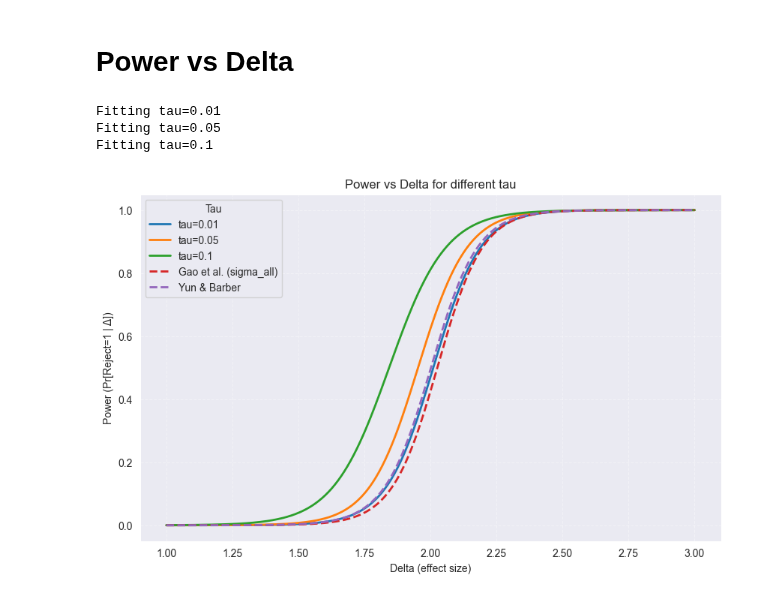
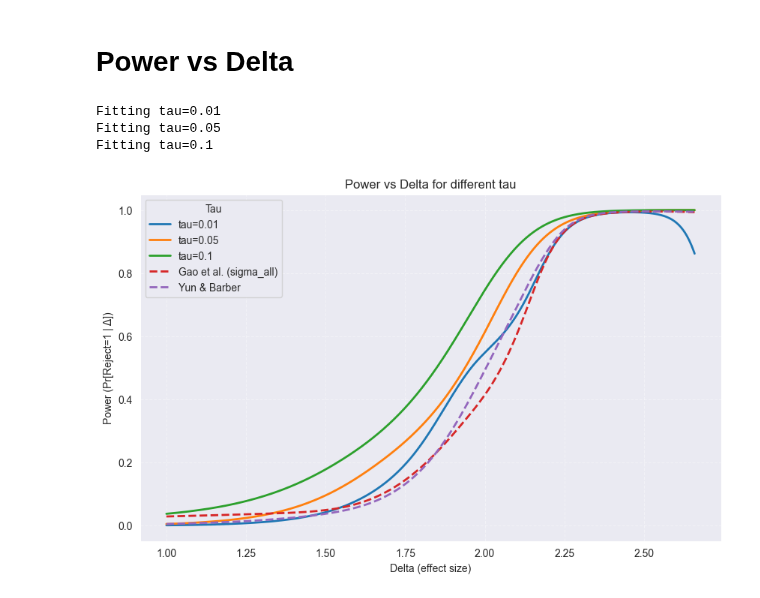
Before and after one commit to judywu4800/SI_HierarchicalClustering, a Jupyter notebook: plots.ipynb, the cells around one changed output. Drawn from its saved outputs; the diff is of its cells as text; code cells hidden in the pictures.

Commit message:
added code_choose tau test, adjustment grid(in progress)

```diff
--- a/plots.ipynb
+++ b/plots.ipynb
@@ -230,6 +230,7 @@ dfgc = pd.read_csv("/Users/judydw/Downloads/rejection_and_effect_gao_clustered.c
 dfb = pd.read_csv("/Users/judydw/Downloads/rejection_and_effect_barber.csv")
 dfr = pd.read_csv("/Users/judydw/Downloads/reject_es.csv")
 # %%
+x_max = dfr.loc[dfr["tau"] == 0.01, "effect_size"].max()
 plt.figure(figsize=(10, 6))
 
 for tau, g in dfr.groupby("tau"):
@@ -240,42 +241,42 @@ for tau, g in dfr.groupby("tau"):
 
 
     print(f"Fitting tau={tau}")
-    gam = LogisticGAM(s(0), n_splines=4, constraints='monotonic_inc').fit(X, y)
-    grid = np.linspace(1.0, 3.0, 500)
+    gam = LogisticGAM(s(0), n_splines=10).fit(X, y)
+    grid = np.linspace(1.0, x_max, 500)
     power_hat = gam.predict_mu(grid)
     plt.plot(grid, power_hat, lw=2, label=f"tau={tau}")
 
 X_g = dfg["effect_size"].values
 y_g = dfg["reject"].values
-gam = LogisticGAM(s(0), n_splines=4, constraints='monotonic_inc').fit(X_g, y_g)
-grid = np.linspace(1.0, 3.0, 500)
+gam = LogisticGAM(s(0), n_splines=10).fit(X_g, y_g)
+grid = np.linspace(1.0, x_max, 500)
 power_hat = gam.predict_mu(grid)
 plt.plot(grid, power_hat, lw=2,linestyle='--', label="Gao et al. (sigma_all)")
 
 '''
 X_gc = dfgc["effect_size"].values
 y_gc = dfgc["reject"].values
 gam = LogisticGAM(s(0), n_splines=4, constraints='monotonic_inc').fit(X_gc, y_gc)
 grid = np.linspace(1.0, 3.0, 500)
 power_hat = gam.predict_mu(grid)
 plt.plot(grid, power_hat, lw=2,linestyle='--', label="Gao et al. (sigma_clustered)")
 '''
 
 
 X_b = dfb["effect_size"].values
 y_b = dfb["reject"].values
-gam = LogisticGAM(s(0),  n_splines=4,constraints='monotonic_inc').fit(X_b, y_b)
-grid = np.linspace(1.0, 3.0, 500)
+gam = LogisticGAM(s(0),  n_splines=10).fit(X_b, y_b)
+grid = np.linspace(1.0, x_max, 500)
 power_hat = gam.predict_mu(grid)
 plt.plot(grid, power_hat, lw=2,linestyle='--', label="Yun & Barber")
 plt.xlabel("Delta (effect size)")
 plt.ylabel("Power (Pr[Reject=1 | Δ])")
 plt.title("Power vs Delta for different tau")
 plt.legend(title="Tau")
 plt.grid(True, linestyle="--", alpha=0.4)
 plt.show()
 # %% [output]
 Fitting tau=0.01
 Fitting tau=0.05
 Fitting tau=0.1
-[figure, old version]
+[figure, new version]
```
Also changed, not shown: parts of 4 cells of this notebook, 14 other files.
